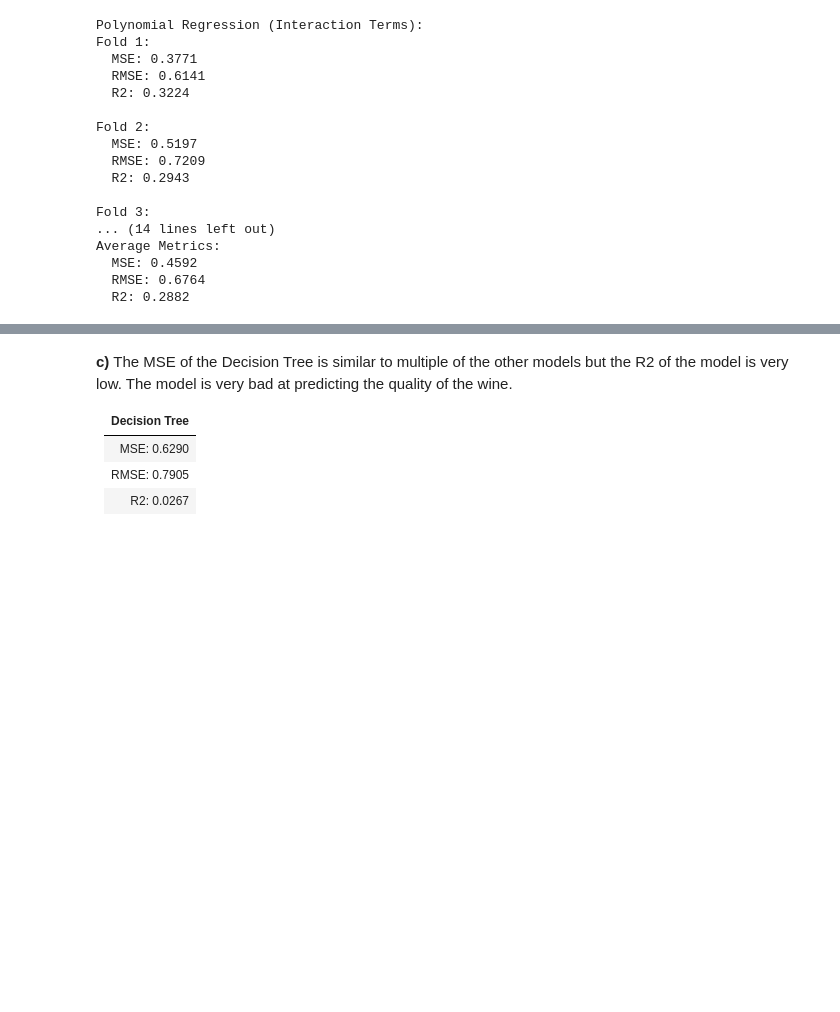
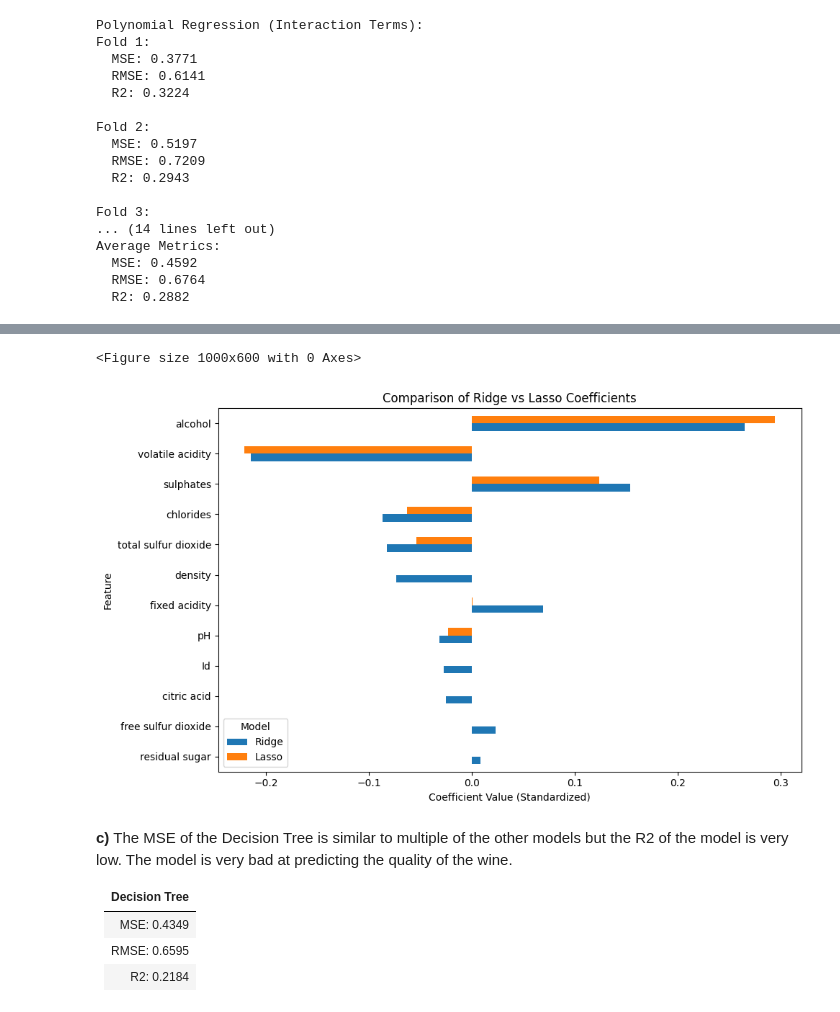
Before and after one commit to JanOlav04/Oblig1Maskin, a Jupyter notebook: main.ipynb, the cells around one changed output, grey strips where cells are left out. Cells and saved outputs as stored; diff of their text form; code cells hidden in the pictures; blank space fills up the shorter version.

```diff
--- a/main.ipynb
+++ b/main.ipynb
@@ -735,9 +801,39 @@ Ridge Regression Coefficients:
+# %%
+ridge_coef = ridge_model.coef_
+lasso_coef = lasso_model.coef_
+features = X.columns
+
+# Create comparison dataframe
+coef_comparison = pd.DataFrame({
+    'Feature': features,
+    'Ridge': ridge_coef,
+    'Lasso': lasso_coef
+}).set_index('Feature')
+
+# Sort features by Ridge coefficient magnitude (for a nice order)
+coef_comparison = coef_comparison.loc[
+    coef_comparison['Ridge'].abs().sort_values(ascending=True).index
+]
+
+# Plot
+plt.figure(figsize=(10, 6))
+coef_comparison.plot(kind='barh', figsize=(10, 6))
+
+plt.title('Comparison of Ridge vs Lasso Coefficients')
+plt.xlabel('Coefficient Value (Standardized)')
+plt.ylabel('Feature')
+plt.legend(title='Model')
+plt.tight_layout()
+plt.show()
+# %% [output]
+<Figure size 1000x600 with 0 Axes>
+[figure, added]
 # %% [markdown]
 **c)** The MSE of the Decision Tree is similar to multiple of the other models but the R2 of the model is very low. The model is very bad at predicting the quality of the wine.
 
 | Decision Tree |
 | ------------- |
-| MSE: 0.6290   |
-| RMSE: 0.7905  |
-| R2: 0.0267    |
+| MSE: 0.4349   |
+| RMSE: 0.6595  |
+| R2: 0.2184    |
 # %%
```
Also changed, not shown: parts of 23 cells of this notebook.
